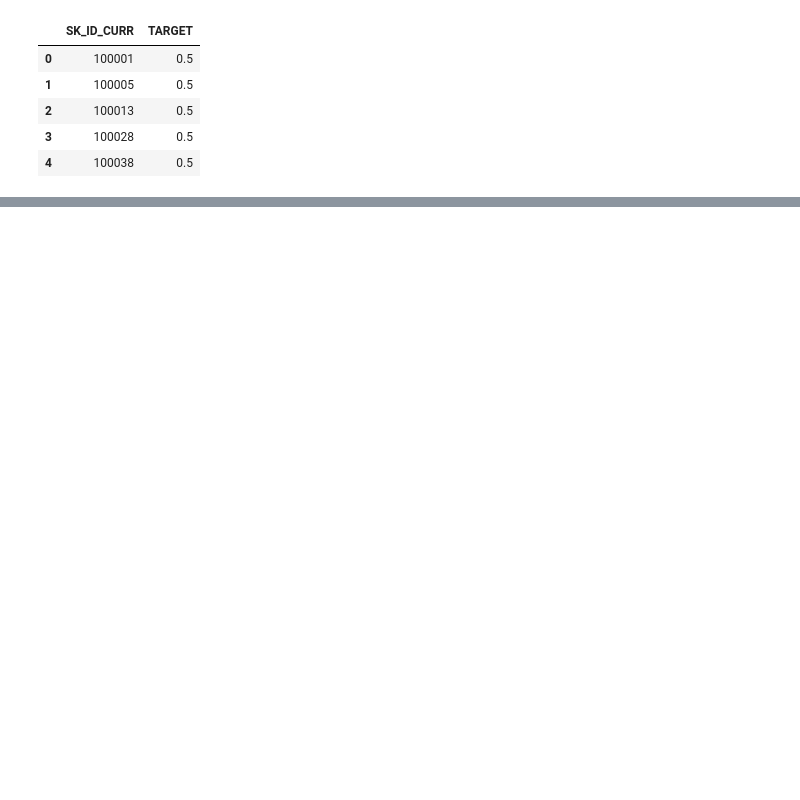
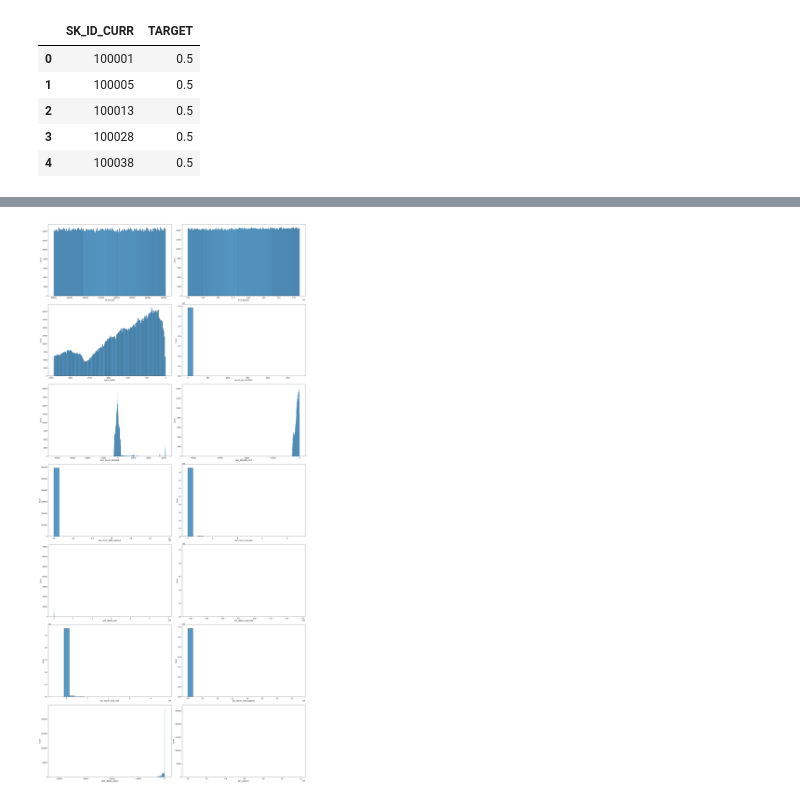
Before and after one commit to oahphan/Home-credit-default-risk, a Jupyter notebook: home_credit_risk.ipynb, the cells around one changed output, grey strips where cells are left out. Cells and saved outputs as stored; diff of their text form; code cells hidden in the pictures; blank space fills up the shorter version.

```diff
--- a/home_credit_risk.ipynb
+++ b/home_credit_risk.ipynb
@@ -290,0 +486,14 @@ sample_submission.head()
+# %%
+# Vislualize distribution of numeric data
+bureau_number = bureau.describe().columns
+
+fig,ax = plt.subplots(7,2, figsize=(24,50))
+i=0
+for x in range(7):
+    for y in range(2):
+        sns.histplot(bureau[bureau_number[i]], ax = ax[x,y])
+        i+=1
+plt.tight_layout()
+plt.show()
+# %% [output]
+[figure, added]
```
Also changed, not shown: parts of 51 cells of this notebook.
